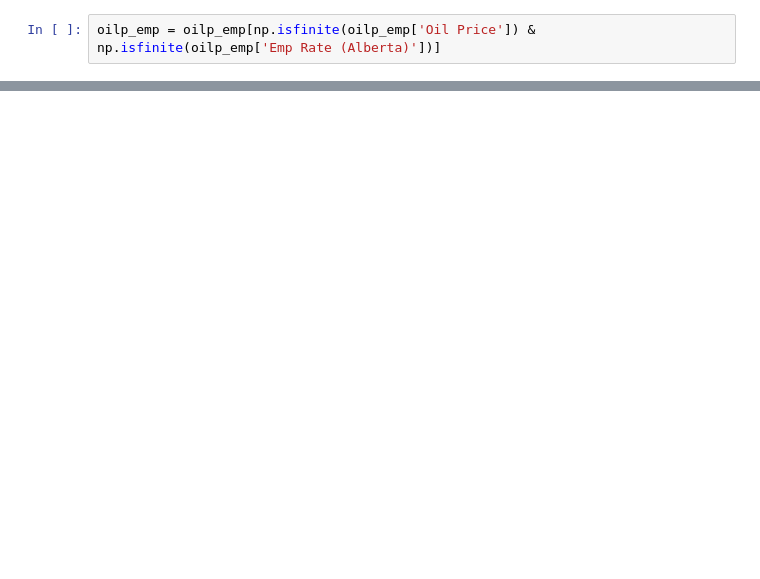
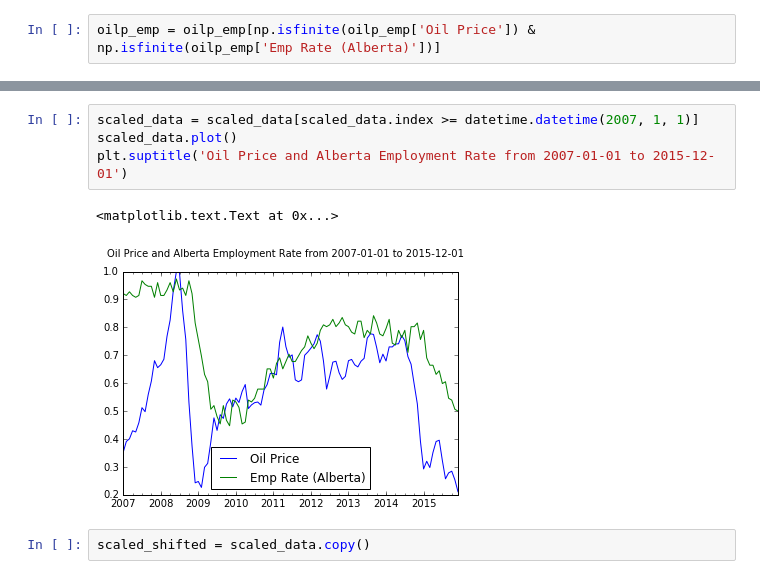
Before and after one commit to moormaan/TorontoMachineLearningBookClub, a Jupyter notebook: Matija/nb002_AlbertaUnempOilPrice.ipynb, the cells around one changed output, grey strips where cells are left out. Cells and saved outputs as stored; diff of their text form; blank space fills up the shorter version.

Commit message:
Added shift changes to the staging area.

```diff
--- a/Matija/nb002_AlbertaUnempOilPrice.ipynb
+++ b/Matija/nb002_AlbertaUnempOilPrice.ipynb
@@ -95,0 +90,9 @@ plt.suptitle('Oil Price and Alberta Employment Rate from 2010-01-01 to 2015-12-0
+# %%
+scaled_data = scaled_data[scaled_data.index >= datetime.datetime(2007, 1, 1)]
+scaled_data.plot()
+plt.suptitle('Oil Price and Alberta Employment Rate from 2007-01-01 to 2015-12-01')
+# %% [output]
+<matplotlib.text.Text at 0x...>
+[figure, added]
+# %%
+scaled_shifted = scaled_data.copy()
```
Also changed, not shown: parts of 15 cells of this notebook.
